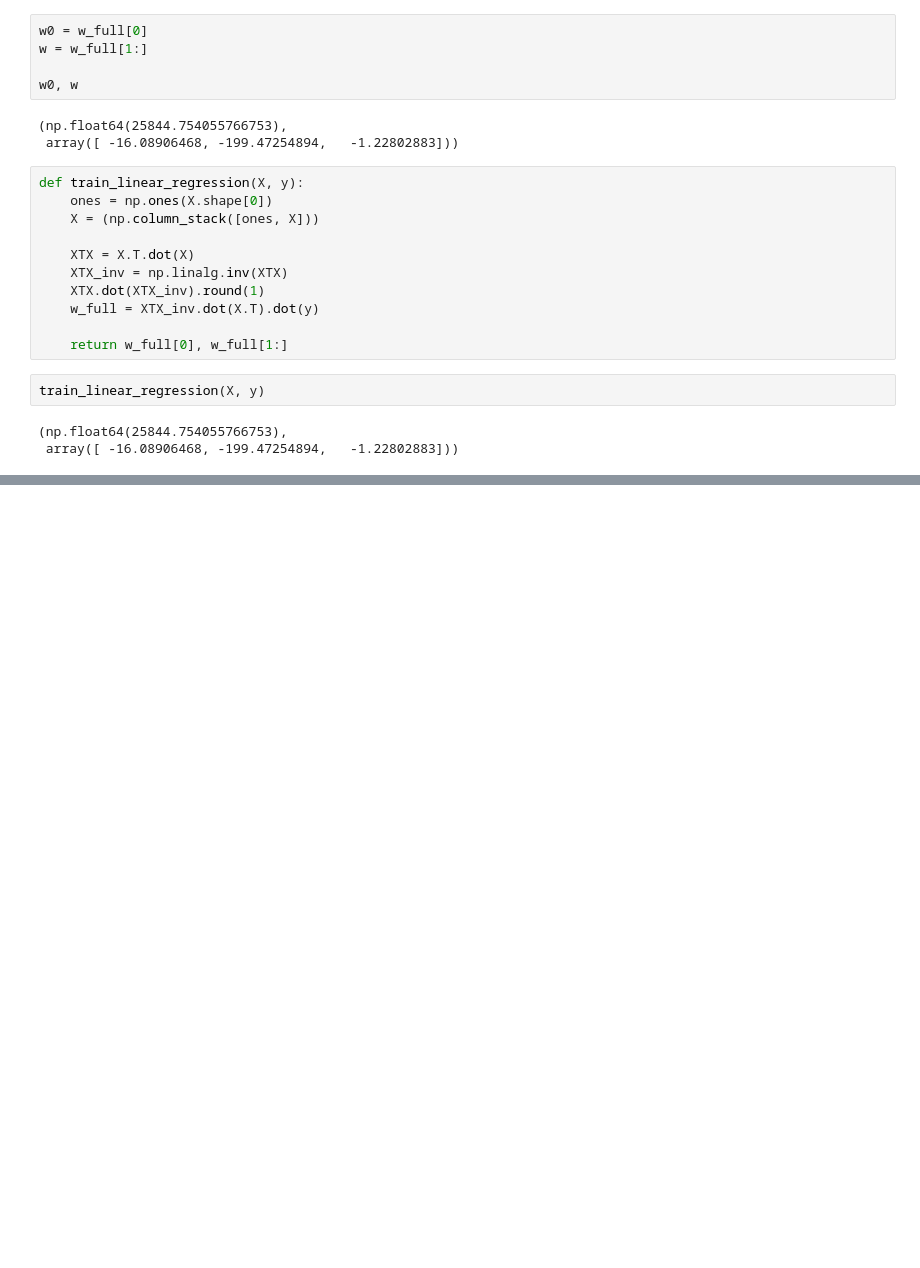
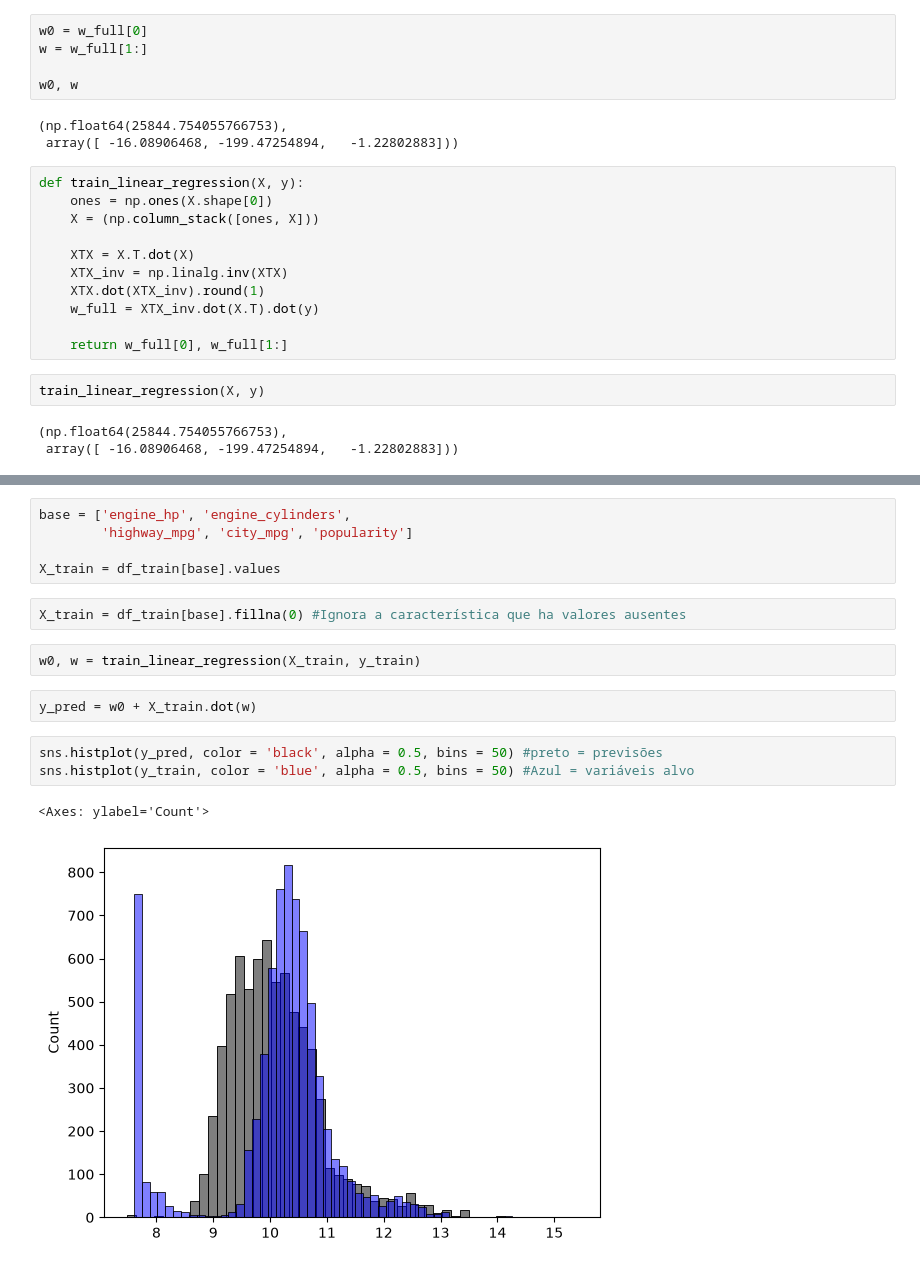
Before and after one commit to GabrielFerreiraAbel/Math-to-models, a Jupyter notebook: machine_learning/2.predict-car-price/predict-car-price.ipynb, the cells around one changed output, grey strips where cells are left out. Cells and saved outputs as stored; diff of their text form; blank space fills up the shorter version.

```diff
--- a/machine_learning/2.predict-car-price/predict-car-price.ipynb
+++ b/machine_learning/2.predict-car-price/predict-car-price.ipynb
@@ -377,0 +394,17 @@ train_linear_regression(X, y)
+# %%
+base = ['engine_hp', 'engine_cylinders',
+        'highway_mpg', 'city_mpg', 'popularity']
+
+X_train = df_train[base].values
+# %%
+X_train = df_train[base].fillna(0) #Ignora a característica que ha valores ausentes
+# %%
+w0, w = train_linear_regression(X_train, y_train)
+# %%
+y_pred = w0 + X_train.dot(w)
+# %%
+sns.histplot(y_pred, color = 'black', alpha = 0.5, bins = 50) #preto = previsões
+sns.histplot(y_train, color = 'blue', alpha = 0.5, bins = 50) #Azul = variáveis alvo
+# %% [output]
+<Axes: ylabel='Count'>
+[figure, added]
```
Also changed, not shown: parts of 21 cells of this notebook.
